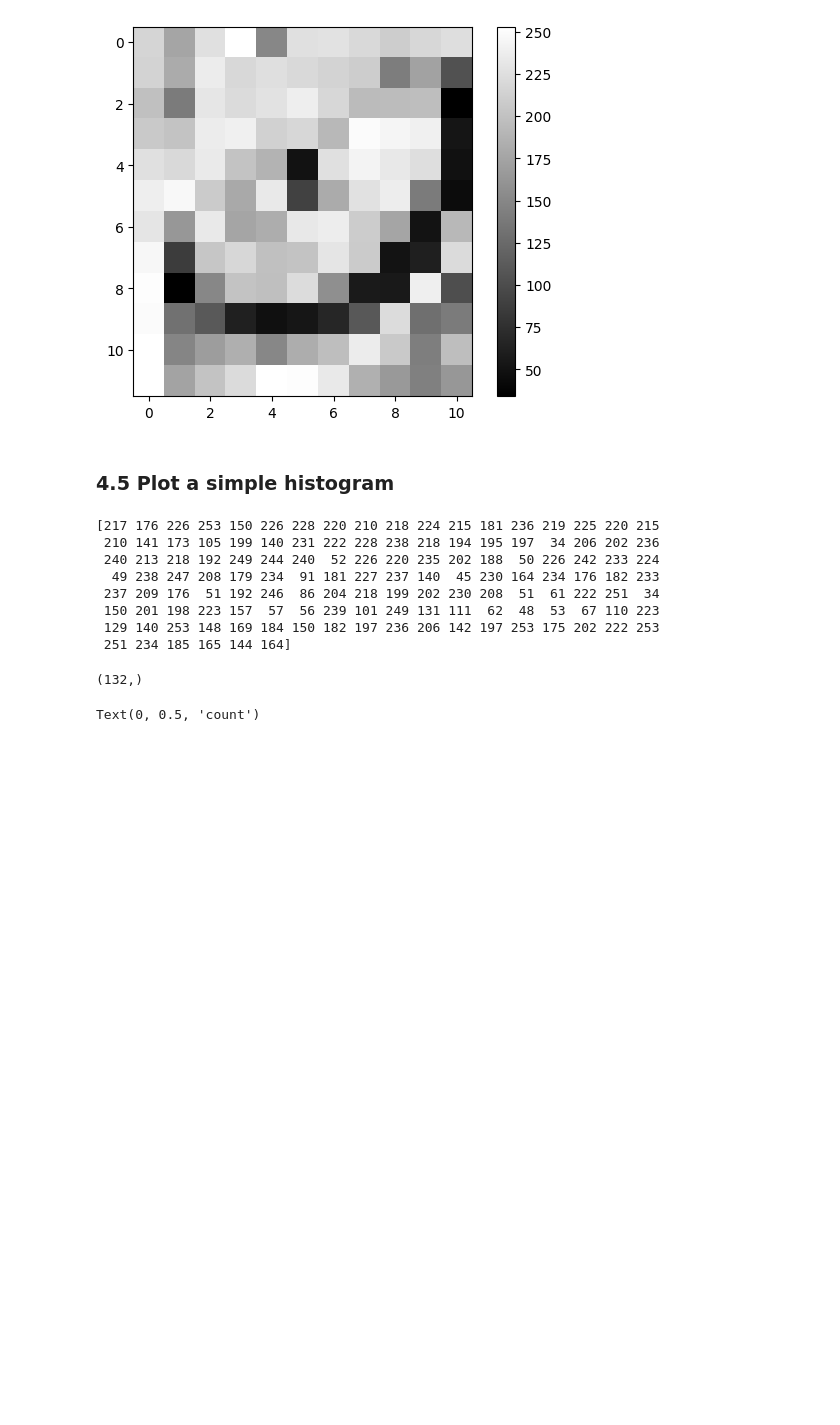
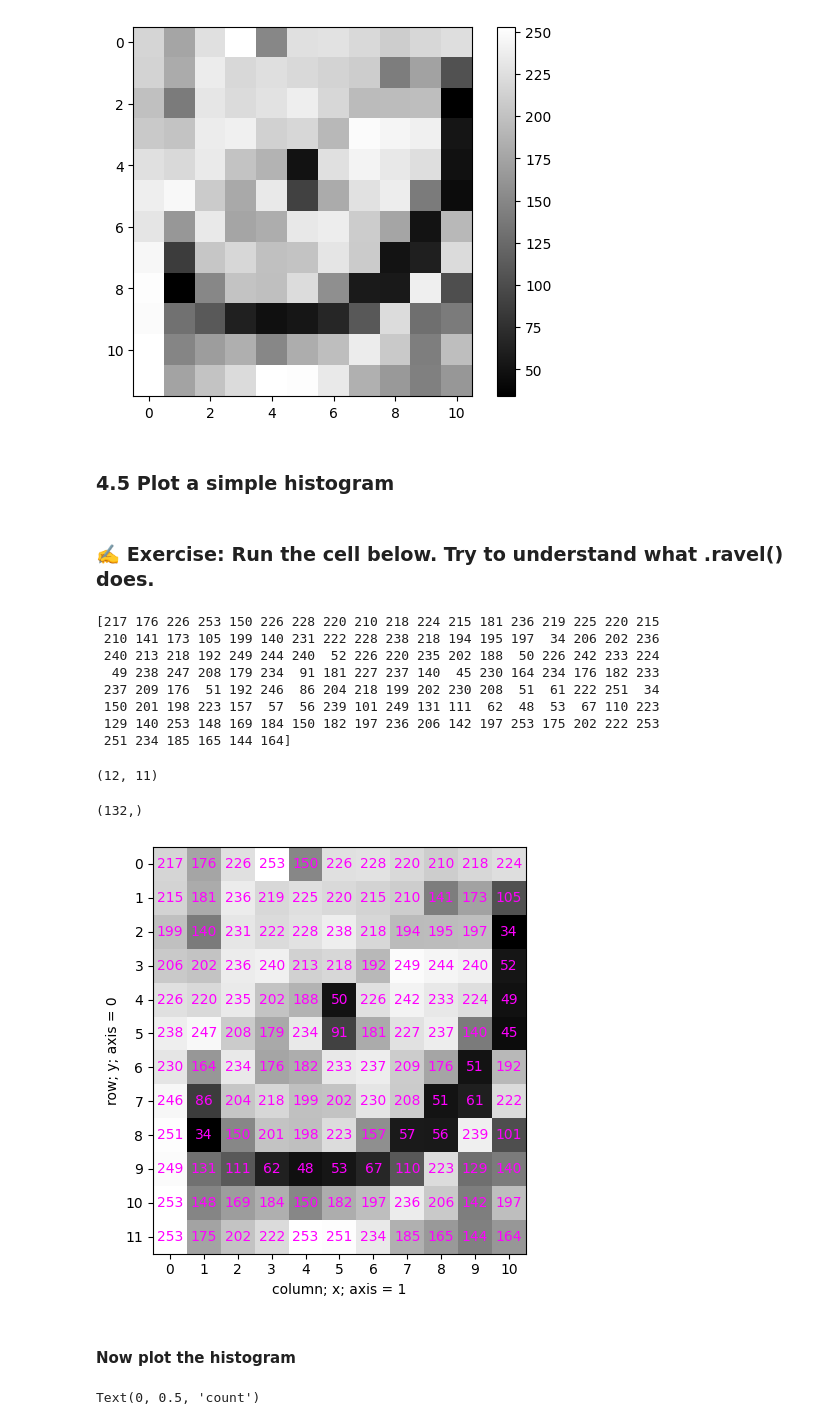
Before and after one commit to tlambert03/bobiac, a Jupyter notebook: content/04_digital_images_intro/python_for_bioimage_analysis.ipynb, the cells around one changed output. Saved outputs shown, nothing was run; the diff lists cells and outputs as text; code cells hidden in the pictures; blank space fills up the shorter version.

```diff
--- a/content/04_digital_images_intro/python_for_bioimage_analysis.ipynb
+++ b/content/04_digital_images_intro/python_for_bioimage_analysis.ipynb
@@ -195,16 +344,26 @@ simpleplot(cat)
+# %% [markdown]
+### ✍️ Exercise: Run the cell below. Try to understand what .ravel() does.
 # %%
-print(cat.ravel())  # explain .ravel(). Explain graphically!
-print(cat.ravel().shape)  # explain .ravel(). Explain graphically!
+print(cat.ravel())
+print(cat.shape)
+print(cat.ravel().shape)
+valueplot(
+    cat, indices="[0:0, 0:0]"
+)  # this just plots the entire image with pixelvalues overlaied
 # %% [output]
 [217 176 226 253 150 226 228 220 210 218 224 215 181 236 219 225 220 215
  210 141 173 105 199 140 231 222 228 238 218 194 195 197  34 206 202 236
  240 213 218 192 249 244 240  52 226 220 235 202 188  50 226 242 233 224
   49 238 247 208 179 234  91 181 227 237 140  45 230 164 234 176 182 233
  237 209 176  51 192 246  86 204 218 199 202 230 208  51  61 222 251  34
  150 201 198 223 157  57  56 239 101 249 131 111  62  48  53  67 110 223
  129 140 253 148 169 184 150 182 197 236 206 142 197 253 175 202 222 253
  251 234 185 165 144 164]
-(132,)
+(12, 11)
+(132,)
+[figure, added]
+# %% [markdown]
+#### Now plot the histogram
 # %%
 plt.hist(cat.ravel(), bins=256, color="k")
 plt.xlabel(f"Gray value {cat.dtype}")  # format string
```
Also changed, not shown: parts of 80 cells of this notebook, 1 other file.
